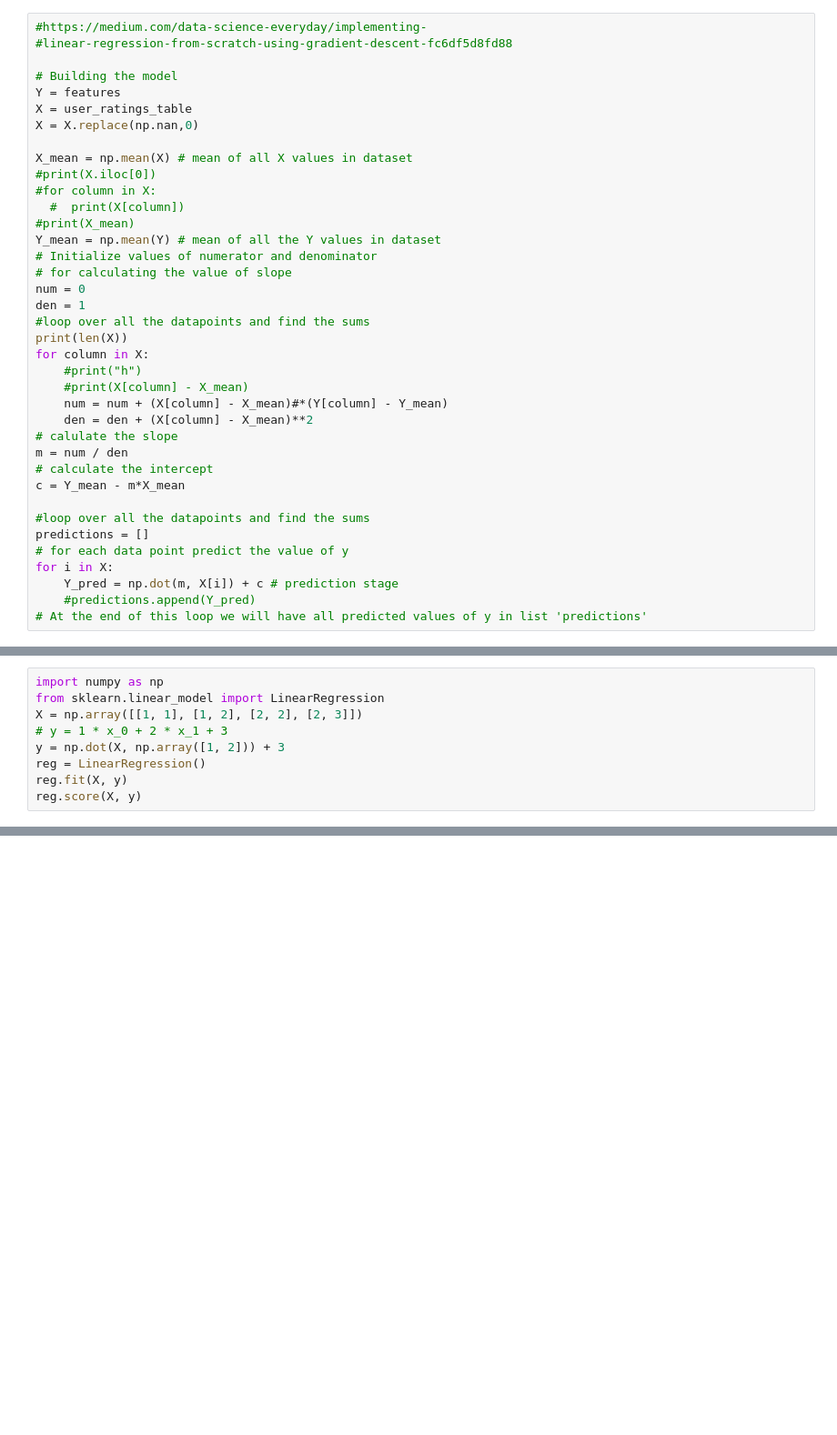
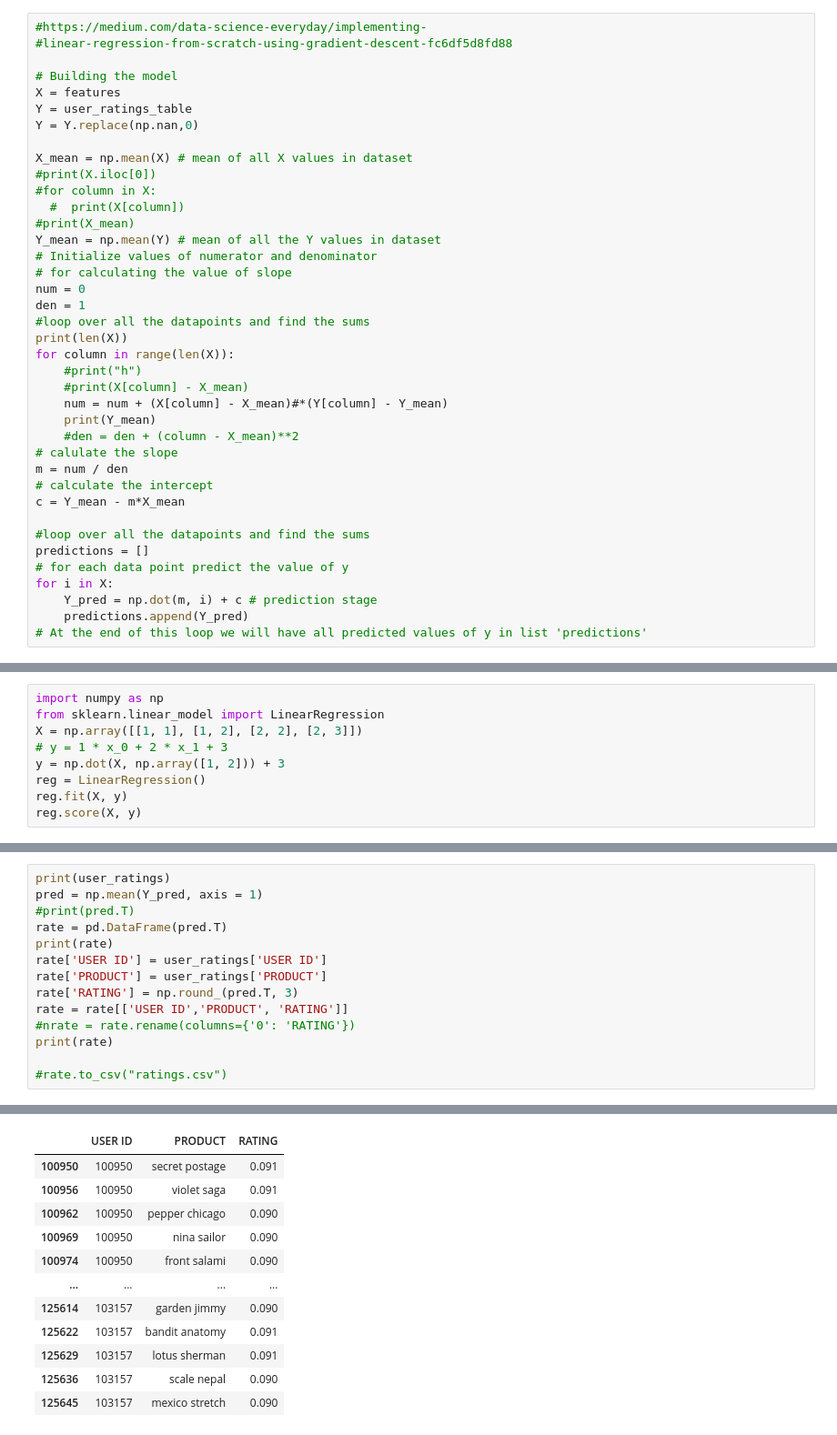
Before and after one commit to EmilySu08/MathProject, a Jupyter notebook: Kmeans.ipynb, the cells around one changed output, grey strips where cells are left out. Shown at 91% size. Saved outputs shown, nothing was run; the diff lists cells and outputs as text; blank space fills up the shorter version.

```diff
--- a/Kmeans.ipynb
+++ b/Kmeans.ipynb
@@ -121,9 +115,9 @@ MSE = np.array([])
 #linear-regression-from-scratch-using-gradient-descent-fc6df5d8fd88
 
 # Building the model
-Y = features
-X = user_ratings_table
-X = X.replace(np.nan,0)
+X = features
+Y = user_ratings_table
+Y = Y.replace(np.nan,0)
 
 X_mean = np.mean(X) # mean of all X values in dataset
 #print(X.iloc[0])
@@ -137,11 +131,12 @@ num = 0
 den = 1
 #loop over all the datapoints and find the sums
 print(len(X))
-for column in X:
+for column in range(len(X)):
     #print("h")
     #print(X[column] - X_mean)
     num = num + (X[column] - X_mean)#*(Y[column] - Y_mean)
-    den = den + (X[column] - X_mean)**2
+    print(Y_mean)
+    #den = den + (column - X_mean)**2
 # calulate the slope
 m = num / den
 # calculate the intercept
@@ -151,7 +146,7 @@ c = Y_mean - m*X_mean
 predictions = []
 # for each data point predict the value of y
 for i in X:
-    Y_pred = np.dot(m, X[i]) + c # prediction stage
-    #predictions.append(Y_pred)
+    Y_pred = np.dot(m, i) + c # prediction stage
+    predictions.append(Y_pred)
 # At the end of this loop we will have all predicted values of y in list 'predictions'
 # %% [output]
@@ -195,0 +243,15 @@ reg.score(X, y)
+# %%
+print(user_ratings)
+pred = np.mean(Y_pred, axis = 1)
+#print(pred.T)
+rate = pd.DataFrame(pred.T)
+print(rate)
+rate['USER ID'] = user_ratings['USER ID']
+rate['PRODUCT'] = user_ratings['PRODUCT']
+rate['RATING'] = np.round_(pred.T, 3)
+rate = rate[['USER ID','PRODUCT', 'RATING']]
+#nrate = rate.rename(columns={'0': 'RATING'})
+print(rate)
+
+#rate.to_csv("ratings.csv")
+# %% [output]
@@ -195,0 +275,12 @@ reg.score(X, y)
+|  | USER ID | PRODUCT | RATING |
+| 100950 | 100950 | secret postage | 0.091 |
+| 100956 | 100950 | violet saga | 0.091 |
+| 100962 | 100950 | pepper chicago | 0.090 |
+| 100969 | 100950 | nina sailor | 0.090 |
+| 100974 | 100950 | front salami | 0.090 |
+| ... | ... | ... | ... |
+| 125614 | 103157 | garden jimmy | 0.090 |
+| 125622 | 103157 | bandit anatomy | 0.091 |
+| 125629 | 103157 | lotus sherman | 0.091 |
+| 125636 | 103157 | scale nepal | 0.090 |
+| 125645 | 103157 | mexico stretch | 0.090 |
```
Also changed, not shown: parts of 7 cells of this notebook.
